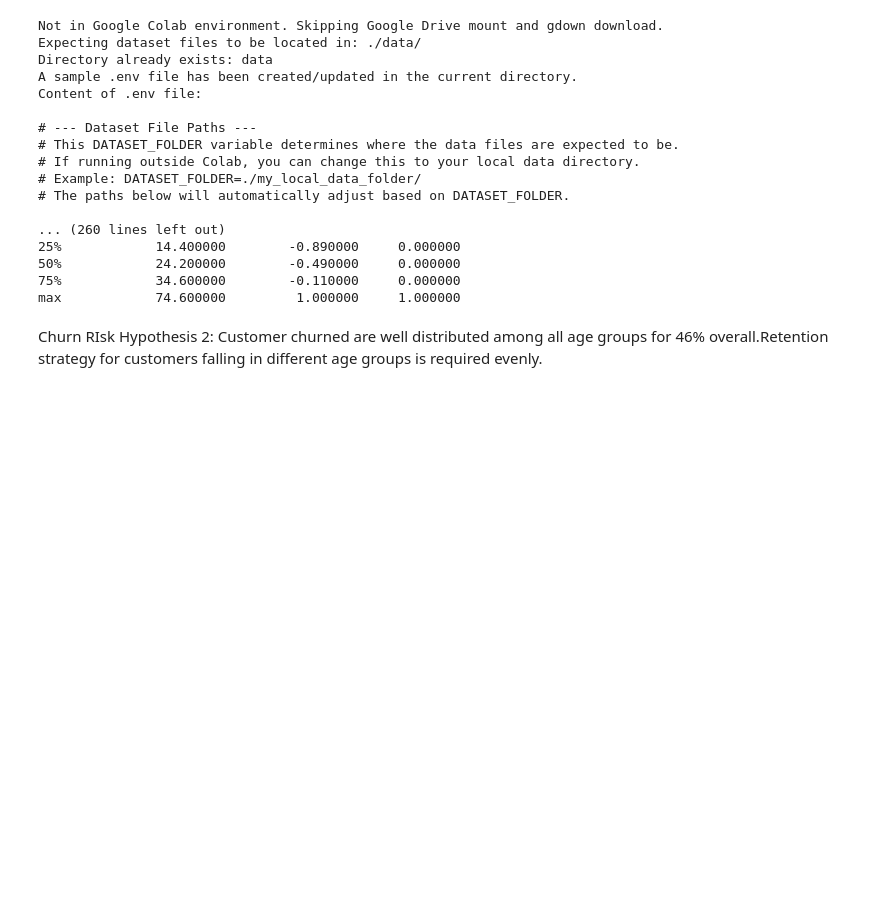
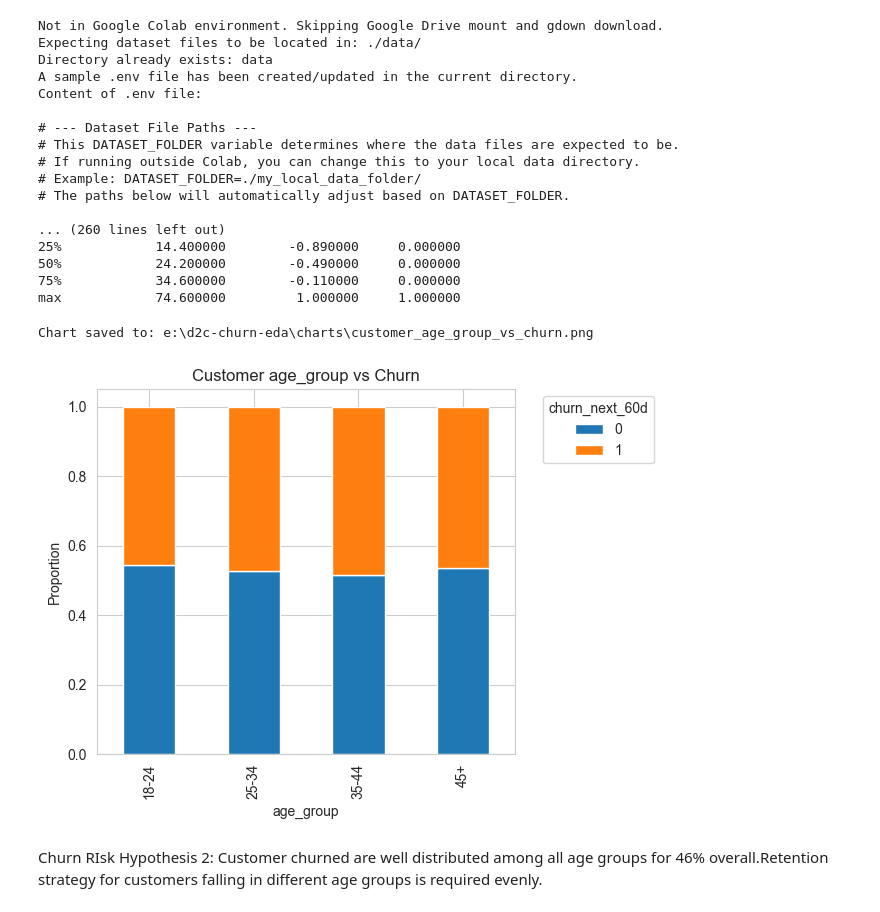
Before and after one commit to ppandey1234/d2c-churn-eda, a Jupyter notebook: eda_audit.ipynb, the cells around one changed output. Drawn from its saved outputs; the diff is of its cells as text; code cells hidden in the pictures; blank space fills up the shorter version.

```diff
--- a/eda_audit.ipynb
+++ b/eda_audit.ipynb
@@ -435,6 +446,35 @@ Content of .env file:
 50%            24.200000        -0.490000     0.000000
 75%            34.600000        -0.110000     0.000000
 max            74.600000         1.000000     1.000000
+# %%
+
+# choose an available segment column (fallbacks included) and ensure churn flag exists
+seg_col = next((c for c in ['customer_segment', 'age_group', 'loyalty_tier', 'city_tier'] if c in customers.columns), None)
+if seg_col is None:
+    raise KeyError("No suitable segment column found in customers (checked customer_segment, age_group, loyalty_tier, city_tier)")
+
+churn_col = 'churn_next_60d' if 'churn_next_60d' in labels.columns else ('churn_flag' if 'churn_flag' in labels.columns else None)
+if churn_col is None:
+    raise KeyError("No churn column found in labels (expected churn_next_60d or churn_flag)")
+
+segment_churn = pd.crosstab(
+    customers[seg_col],
+    labels[churn_col],
+    normalize='index'
+)
+
+segment_churn.plot(kind='bar', stacked=True)
+
+plt.title(f"Customer {seg_col} vs Churn")
+plt.ylabel("Proportion")
+plt.xlabel(seg_col)
+plt.legend(title=churn_col, bbox_to_anchor=(1.05, 1), loc='upper left')
+plt.tight_layout()
+save_chart(f'customer_{seg_col}_vs_churn.png')
+plt.show()
+# %% [output]
+Chart saved to: e:\d2c-churn-eda\charts\customer_age_group_vs_churn.png
+[figure, added]
 # %% [markdown]
 Churn RIsk Hypothesis 2: Customer churned are well distributed among all age groups for 46% overall.Retention strategy for customers falling in different age groups is required evenly.
 # %%
```
Also changed, not shown: parts of 10 cells of this notebook.
